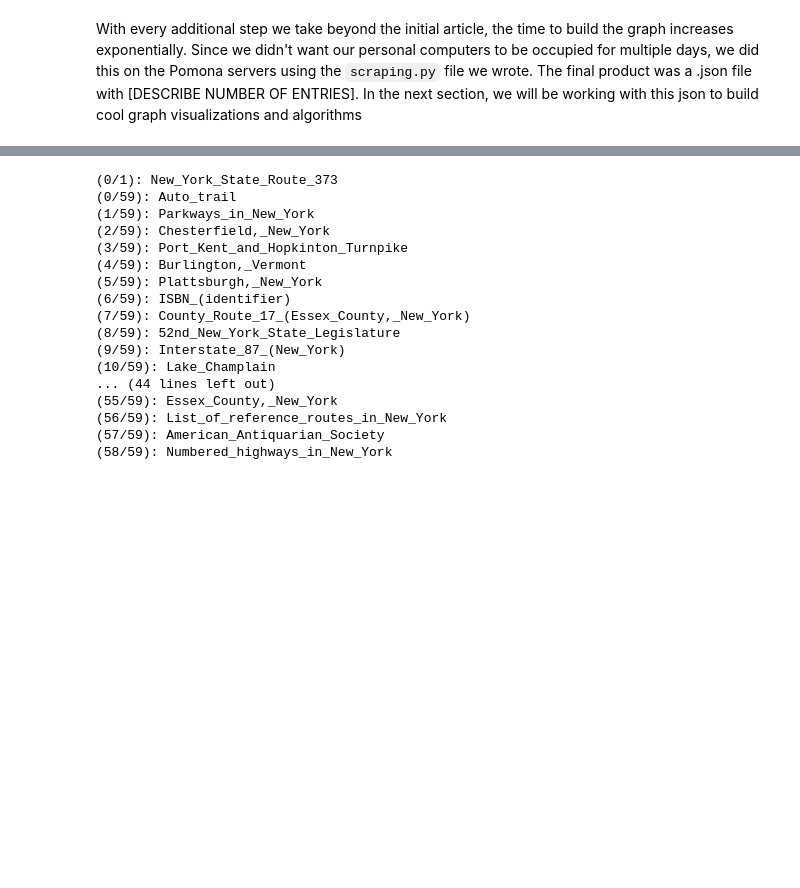
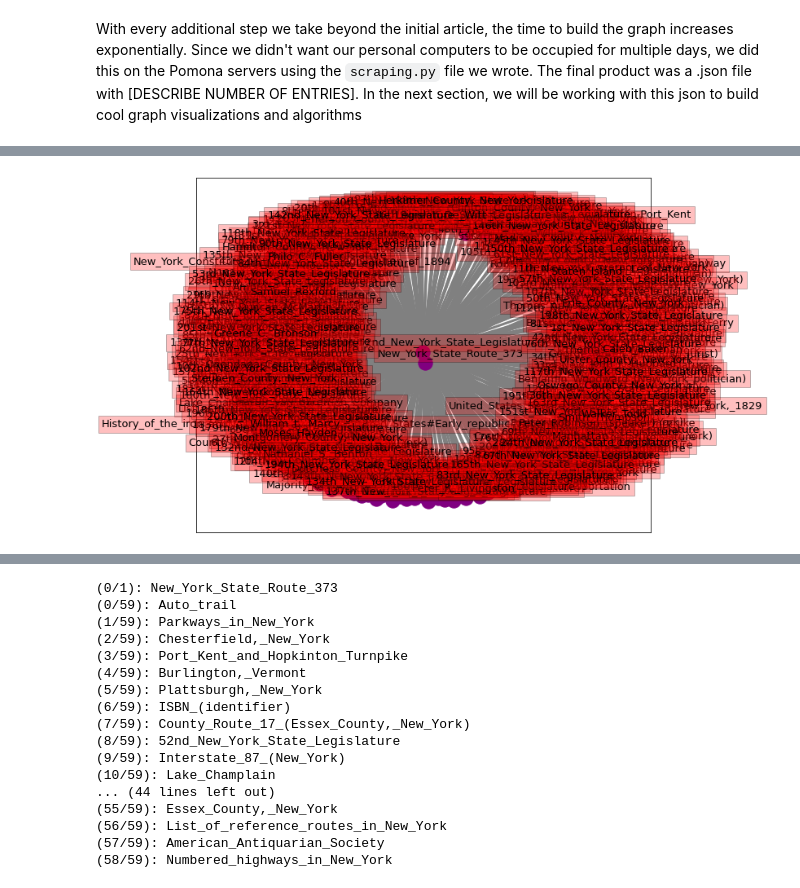
Before and after one commit to jackdavidweber/WikiGame, a Jupyter notebook: project/proposal.ipynb, the cells around one changed output, grey strips where cells are left out. Cells and saved outputs as stored; diff of their text form; code cells hidden in the pictures; blank space fills up the shorter version.

```diff
--- a/project/proposal.ipynb
+++ b/project/proposal.ipynb
@@ -108,0 +168,6 @@ With every additional step we take beyond the initial article, the time to build
+# %%
+import json
+
+f = open("wiki_graph_NYSR_2.json")
+
+d = json.load(f)
@@ -108,0 +181,3 @@ With every additional step we take beyond the initial article, the time to build
+# %%
+import networkx as nx
+g = nx.DiGraph(d)
@@ -108,0 +224,25 @@ With every additional step we take beyond the initial article, the time to build
+# %%
+fig, ax = plt.subplots(figsize=(10, 8))
+
+pos = nx.spring_layout(g, k=2)
+
+# Plot networks
+nx.draw_networkx(g, pos,
+                 font_size=16,
+                 width=3,
+                 edge_color='grey',
+                 node_color='purple',
+                 with_labels = False,
+                 ax=ax)
+
+# Create offset labels
+for key, value in pos.items():
+    x, y = value[0]+.135, value[1]+.045
+    ax.text(x, y,
+            s=key,
+            bbox=dict(facecolor='red', alpha=0.25),
+            horizontalalignment='center', fontsize=13)
+
+plt.show()
+# %% [output]
+[figure, added]
```
Also changed, not shown: parts of 27 cells of this notebook.
